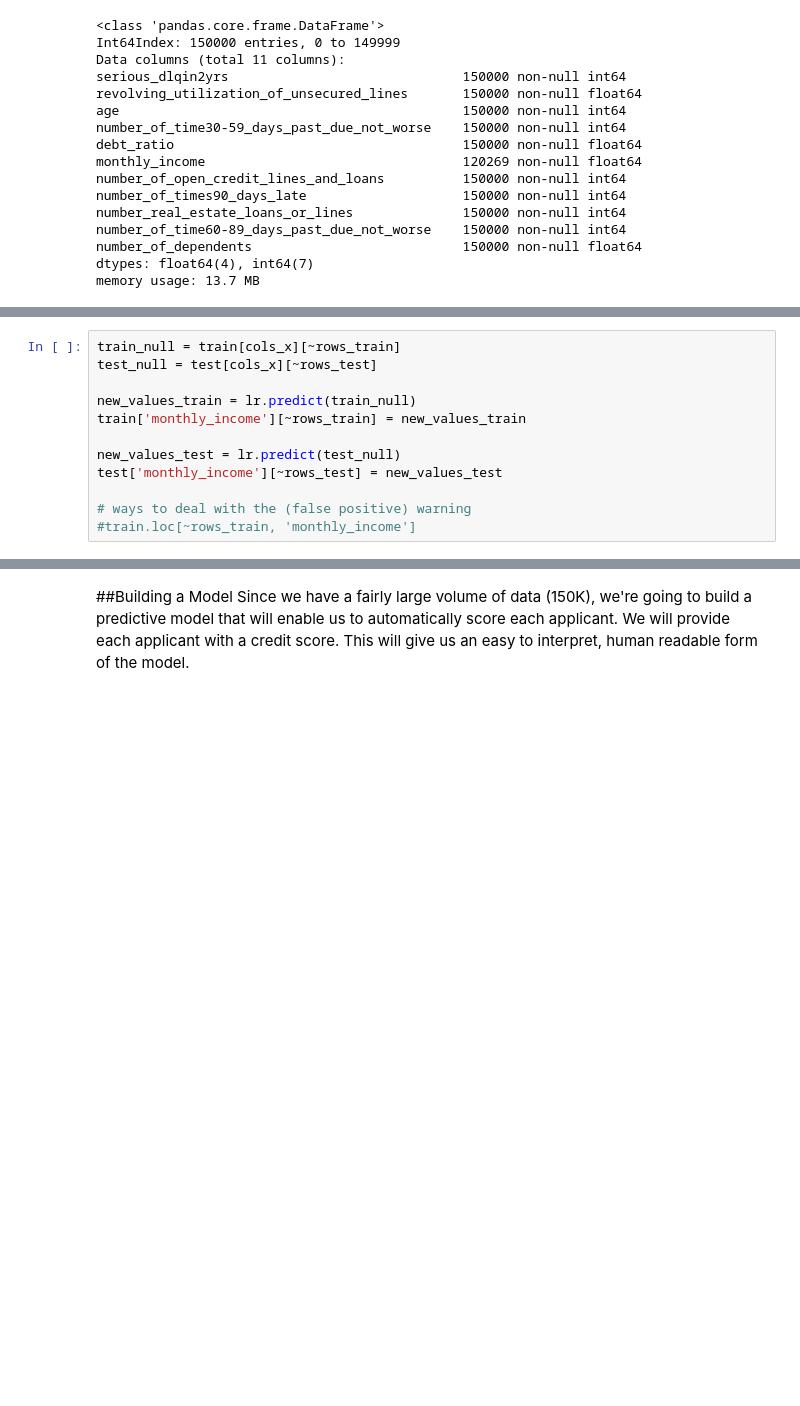
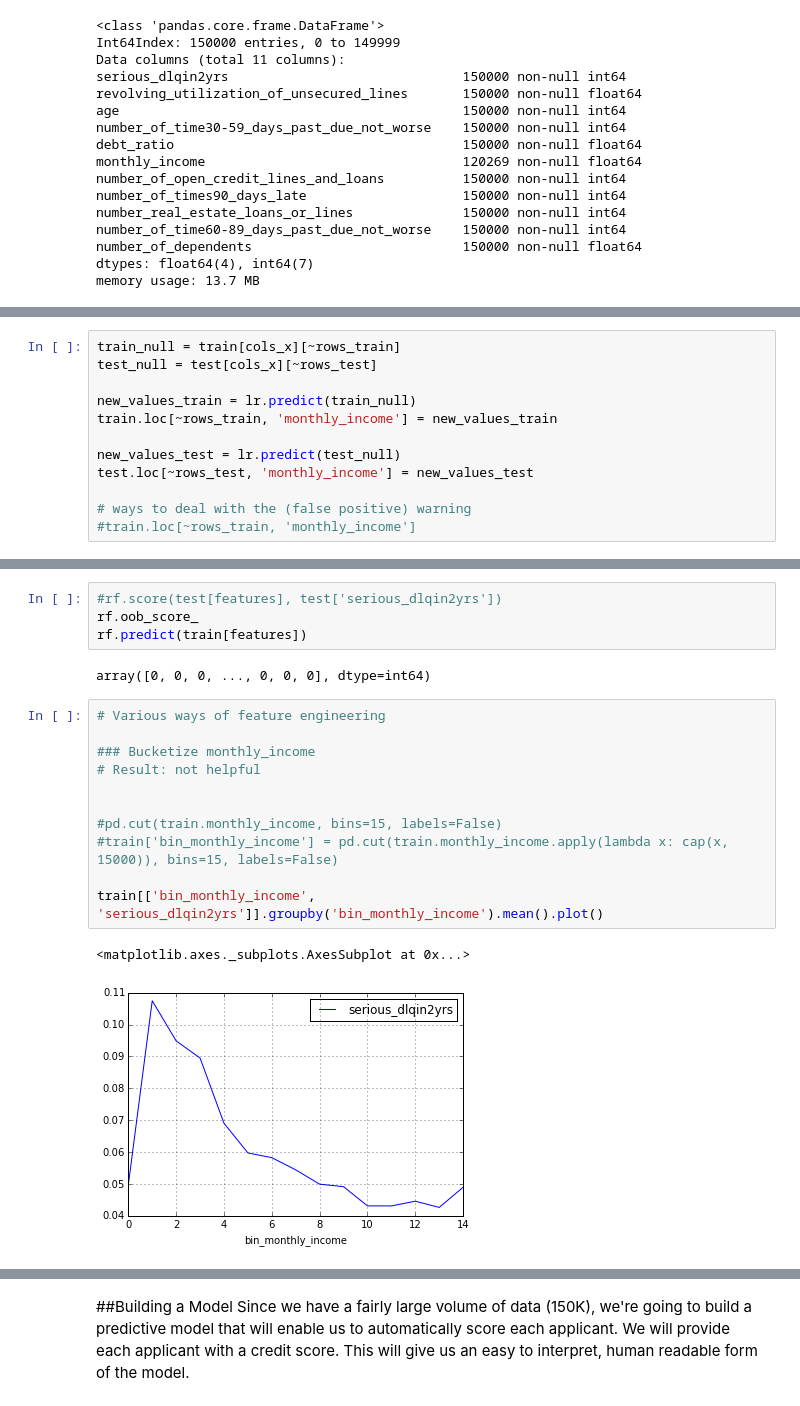
Before and after one commit to xu-hong/DataGotham2013, a Jupyter notebook: notebooks/2 - Case Study.ipynb, the cells around one changed output, grey strips where cells are left out. Cells and saved outputs as stored; diff of their text form; blank space fills up the shorter version.

```diff
--- a/notebooks/2 - Case Study.ipynb
+++ b/notebooks/2 - Case Study.ipynb
@@ -299,10 +305,10 @@ train_null = train[cols_x][~rows_train]
 test_null = test[cols_x][~rows_test]
 
 new_values_train = lr.predict(train_null)
-train['monthly_income'][~rows_train] = new_values_train
+train.loc[~rows_train, 'monthly_income'] = new_values_train
 
 new_values_test = lr.predict(test_null)
-test['monthly_income'][~rows_test] = new_values_test
+test.loc[~rows_test, 'monthly_income'] = new_values_test
 
 # ways to deal with the (false positive) warning
 #train.loc[~rows_train, 'monthly_income']
@@ -374,0 +510,20 @@ Name: monthly_income, Length: 29731, dtype: float64
+# %%
+#rf.score(test[features], test['serious_dlqin2yrs'])
+rf.oob_score_
+rf.predict(train[features])
+# %% [output]
+array([0, 0, 0, ..., 0, 0, 0], dtype=int64)
+# %%
+# Various ways of feature engineering
+
+### Bucketize monthly_income
+# Result: not helpful
+
+
+#pd.cut(train.monthly_income, bins=15, labels=False)
+#train['bin_monthly_income'] = pd.cut(train.monthly_income.apply(lambda x: cap(x, 15000)), bins=15, labels=False)
+
+train[['bin_monthly_income', 'serious_dlqin2yrs']].groupby('bin_monthly_income').mean().plot()
+# %% [output]
+<matplotlib.axes._subplots.AxesSubplot at 0x...>
+[figure, added]
```
Also changed, not shown: parts of 23 cells of this notebook, 2 other files.
